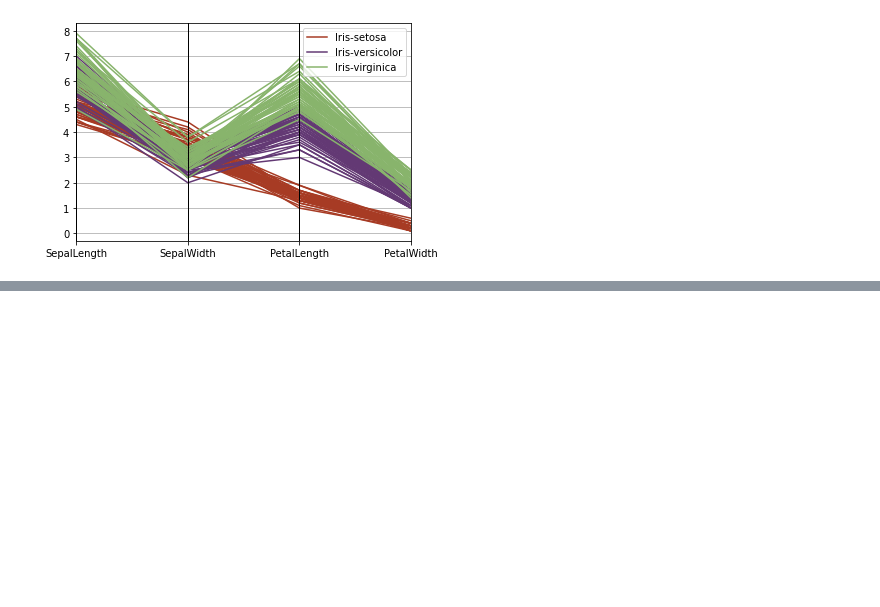
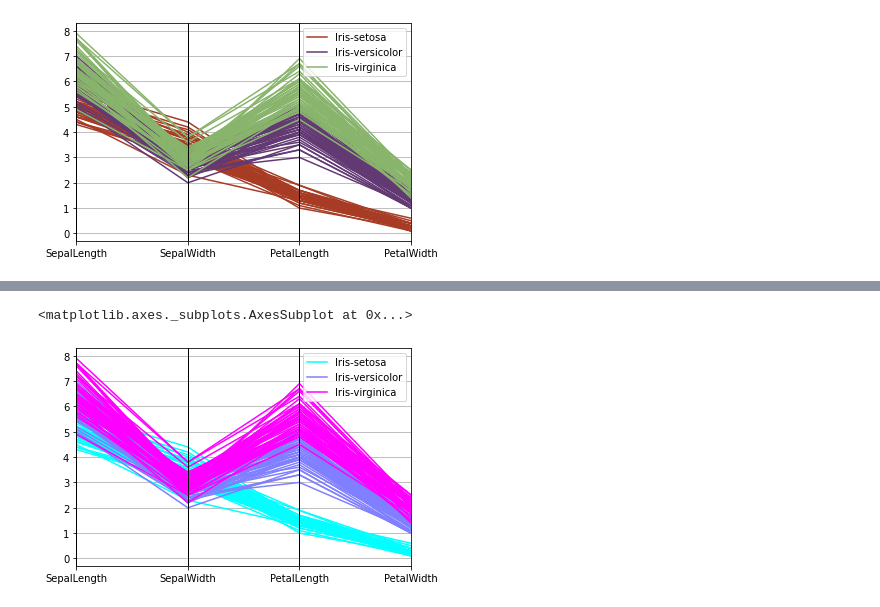
Before and after one commit to sucheerarighthere/BasicProg_DataViz65, a Jupyter notebook: DataViz01_Table_Data.ipynb, the cells around one changed output, grey strips where cells are left out. Cells and saved outputs as stored; diff of their text form; code cells hidden in the pictures; blank space fills up the shorter version.

```diff
--- a/DataViz01_Table_Data.ipynb
+++ b/DataViz01_Table_Data.ipynb
@@ -84,0 +93,5 @@ pd.plotting.parallel_coordinates(df,'Name',color = ['#A73B24','#633974','#88B46C
+# %%
+pd.plotting.parallel_coordinates(df, 'Name', colormap='cool')
+# %% [output]
+<matplotlib.axes._subplots.AxesSubplot at 0x...>
+[figure, added]
```
Also changed, not shown: parts of 29 cells of this notebook.
